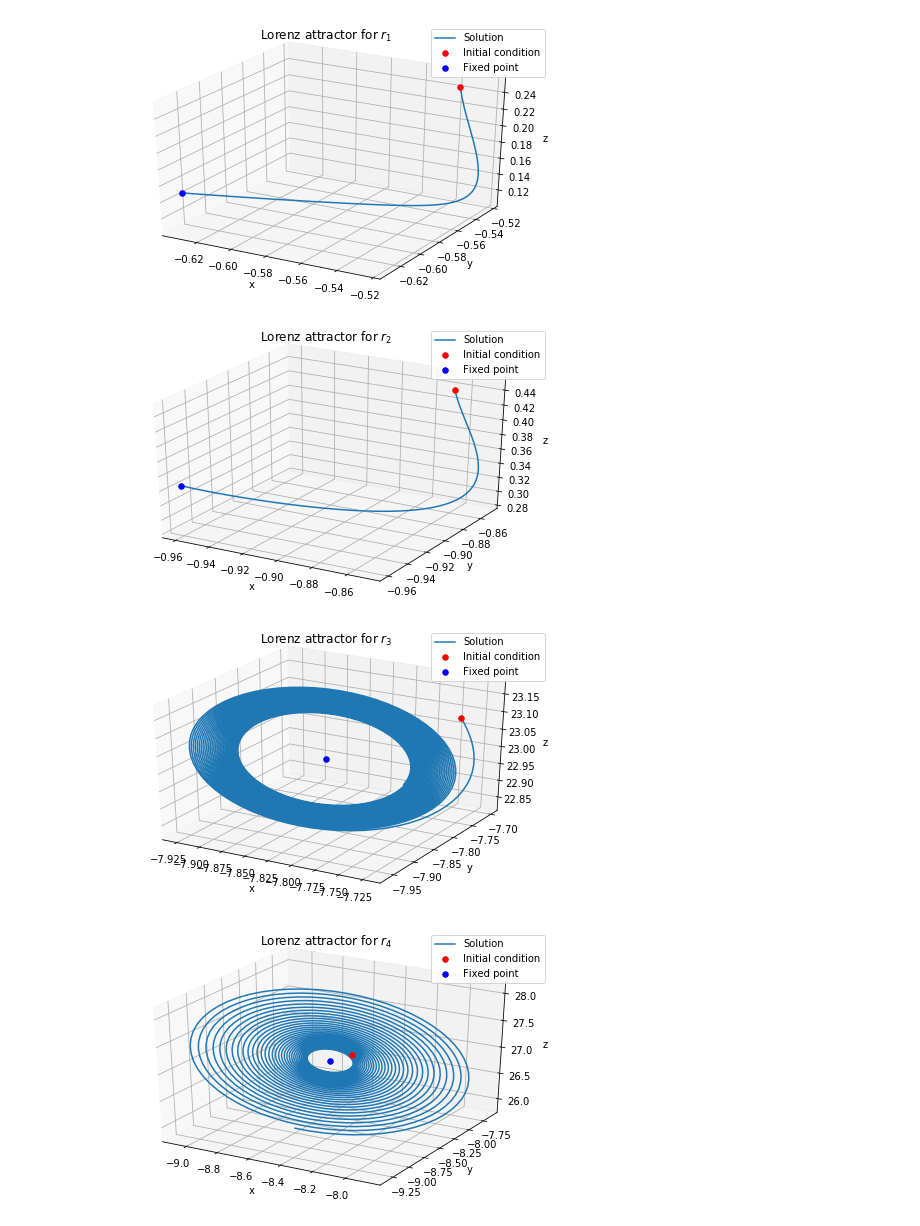
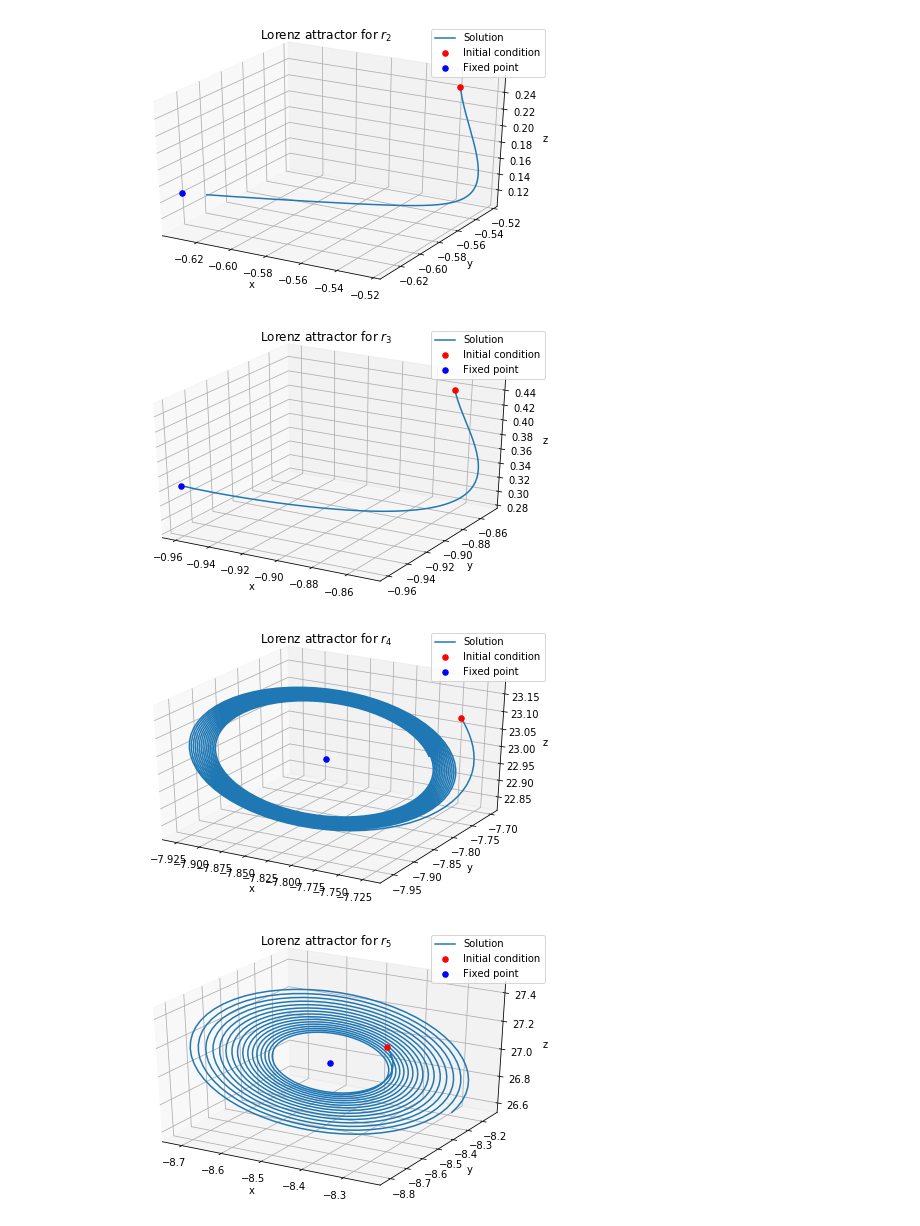
Before and after one commit to beikerta/Computational-Physics, a Jupyter notebook: HW 8/Homework 8.ipynb, the cells around one changed output. Drawn from its saved outputs; the diff is of its cells as text; code cells hidden in the pictures.

```diff
--- a/HW 8/Homework 8.ipynb
+++ b/HW 8/Homework 8.ipynb
@@ -13,40 +19,40 @@ a0 = np.sqrt(b*(r-1))
 C_plus = np.array([a0, a0, r-1])
 C_minus = np.array([-a0,-a0,r-1])
 # %%
-time = 20
+time = 10
 h = 0.01
 n = int(time/h)
 
 def f(y, x, sigma, b, r):
     y_new = np.zeros(3)
     y_new[0] = -sigma * (y[0] - y[1])
     y_new[1] = r*y[0] - y[1] - y[0]*y[2]
     y_new[2] = y[0]*y[1] - b*y[2]
     return y_new
 
 for i in range(len(r)):
     r_current = r[i]
     y0 = np.zeros(3)
     if r_current < 1:
         y0 = y0 + 0.1
         yn, xn = rk4.rk4(y0=y0, x0=0, f=f, h=h, n=n, f_args={'sigma':sigma, 'b':b, 'r':r_current})
     else:
         y0 = C_minus[:,i] + 0.1
         yn, xn = rk4.rk4(y0=y0, x0=0, f=f, h=h, n=n, f_args={'sigma':sigma, 'b':b, 'r':r_current})
     fig = plt.figure(figsize=(8,5))
     ax = fig.add_subplot(111, projection='3d')
-    plt.title("Lorenz attractor for $r_{0}$".format(i))
+    plt.title("Lorenz attractor for $r_{0}$".format(i+1))
     ax.set_xlabel("x")
     ax.set_ylabel("y")
     ax.set_zlabel("z")
     ax.plot(yn[:,0], yn[:,1], yn[:,2], label="Solution")
     ax.scatter(xs=np.array(y0[0]), ys=np.array(y0[1]), zs=np.array(y0[2]), c="r", s=30, label="Initial condition")
     ax.scatter(xs=np.array(y0[0])-0.1, ys=np.array(y0[1])-0.1, zs=np.array(y0[2])-0.1, c="b", s=30, label="Fixed point")
     ax.legend()
     plt.show()
 # %% [output]
 [figure]
-[figure, old version]
+[figure, new version]
 [figure]
-[figure, old version]
+[figure, new version]
-[figure, old version]
+[figure, new version]
```
Also changed, not shown: parts of 5 cells of this notebook.
